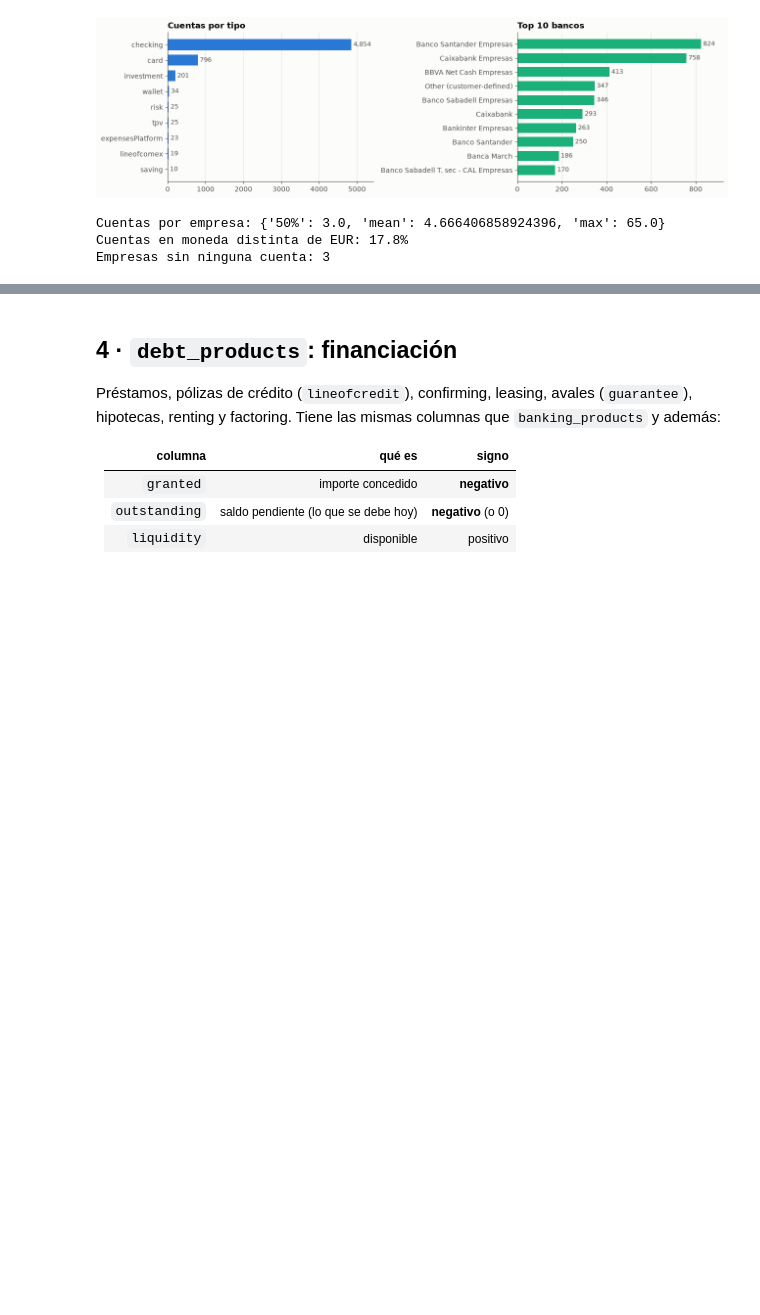
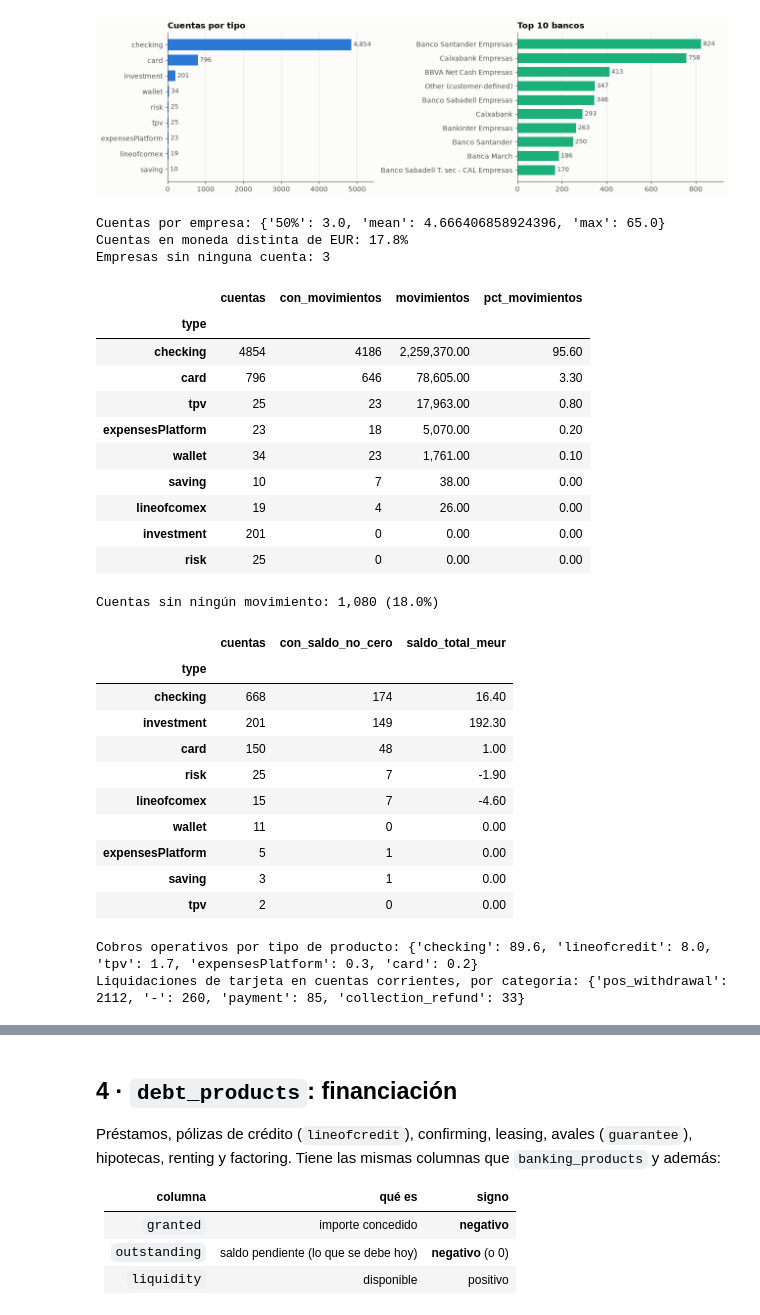
Before and after one commit to anderescaray/every-hackspain, a Jupyter notebook: notebooks/01_exploracion_datos.ipynb, the cells around one changed output, grey strips where cells are left out. Saved outputs shown, nothing was run; the diff lists cells and outputs as text; code cells hidden in the pictures; blank space fills up the shorter version.

Commit message:
EDA: cuentas bancarias (D35) y sección 3 del notebook
Co-Authored-By: Claude Opus 5 <noreply@anthropic.com>

```diff
--- a/notebooks/01_exploracion_datos.ipynb
+++ b/notebooks/01_exploracion_datos.ipynb
@@ -262,4 +262,58 @@ print("Empresas sin ninguna cuenta:", len(set(companies.company_id) - set(bankin
 Cuentas por empresa: {'50%': 3.0, 'mean': 4.666406858924396, 'max': 65.0}
 Cuentas en moneda distinta de EUR: 17.8%
 Empresas sin ninguna cuenta: 3
+# %%
+# Actividad por tipo de cuenta, cuentas sin movimientos (y su saldo) y peso de la póliza en los cobros
+tx_cuenta = tx[tx.date < "2026-09-01"].groupby("product_id").size()
+cuentas = banking.assign(movs=banking.product_id.map(tx_cuenta).fillna(0))
+cuentas = cuentas.merge(balances[["product_id", "balance"]], on="product_id", how="left")
+cuentas["saldo_eur"] = to_eur(cuentas.balance, cuentas.currency)
+display(cuentas.groupby("type").agg(cuentas=("product_id", "size"), con_movimientos=("movs", lambda s: (s > 0).sum()),
+                                    movimientos=("movs", "sum"))
+        .assign(pct_movimientos=lambda d: (100 * d.movimientos / d.movimientos.sum()).round(1))
+        .sort_values("movimientos", ascending=False))
+
+sin_movs = cuentas[cuentas.movs == 0]
+print(f"Cuentas sin ningún movimiento: {len(sin_movs):,} ({pct(len(sin_movs) / len(cuentas))})")
+display(sin_movs.groupby("type").agg(cuentas=("product_id", "size"),
+                                     con_saldo_no_cero=("balance", lambda s: (s.fillna(0) != 0).sum()),
+                                     saldo_total_meur=("saldo_eur", lambda s: round(s.sum() / 1e6, 1)))
+        .sort_values("cuentas", ascending=False))
+
+tipo_producto = pd.concat([banking.set_index("product_id").type, debt.set_index("product_id").type])
+cobros = tx[tx.category.isin(["collection", "bulk_collection", "pos_settlement", "cash_settlement"])]
+print("Cobros operativos por tipo de producto:",
+      (cobros.product_id.map(tipo_producto).value_counts(normalize=True) * 100).round(1).head(5).to_dict())
+
+# ¿La tarjeta se cuenta dos veces? La liquidación mensual en la cuenta corriente, ¿con qué categoría viene?
+desc_up = tx.description.fillna("").str.upper()
+liq = tx[tx.product_id.isin(banking[banking.type == "checking"].product_id) & (tx.amount < 0)
+         & desc_up.str.contains(r"LIQUIDACI.N TARJETA|LIQ\.? ?TARJ|TARJETA CR.DITO|PAGO TARJETA", regex=True)]
+print("Liquidaciones de tarjeta en cuentas corrientes, por categoría:", liq.category.value_counts().head(4).to_dict())
+# %% [output]
+|  | cuentas | con_movimientos | movimientos | pct_movimientos |
+| type |  |  |  |  |
+| checking | 4854 | 4186 | 2,259,370.00 | 95.60 |
+| card | 796 | 646 | 78,605.00 | 3.30 |
+| tpv | 25 | 23 | 17,963.00 | 0.80 |
+| expensesPlatform | 23 | 18 | 5,070.00 | 0.20 |
+| wallet | 34 | 23 | 1,761.00 | 0.10 |
+| saving | 10 | 7 | 38.00 | 0.00 |
+| lineofcomex | 19 | 4 | 26.00 | 0.00 |
+| investment | 201 | 0 | 0.00 | 0.00 |
+| risk | 25 | 0 | 0.00 | 0.00 |
+Cuentas sin ningún movimiento: 1,080 (18.0%)
+|  | cuentas | con_saldo_no_cero | saldo_total_meur |
+| type |  |  |  |
+| checking | 668 | 174 | 16.40 |
+| investment | 201 | 149 | 192.30 |
+| card | 150 | 48 | 1.00 |
+| risk | 25 | 7 | -1.90 |
+| lineofcomex | 15 | 7 | -4.60 |
+| wallet | 11 | 0 | 0.00 |
+| expensesPlatform | 5 | 1 | 0.00 |
+| saving | 3 | 1 | 0.00 |
+| tpv | 2 | 0 | 0.00 |
+Cobros operativos por tipo de producto: {'checking': 89.6, 'lineofcredit': 8.0, 'tpv': 1.7, 'expensesPlatform': 0.3, 'card': 0.2}
+Liquidaciones de tarjeta en cuentas corrientes, por categoría: {'pos_withdrawal': 2112, '-': 260, 'payment': 85, 'collection_refund': 33}
 # %% [markdown]
```
Also changed, not shown: parts of 1 cell of this notebook, 1 other file.
